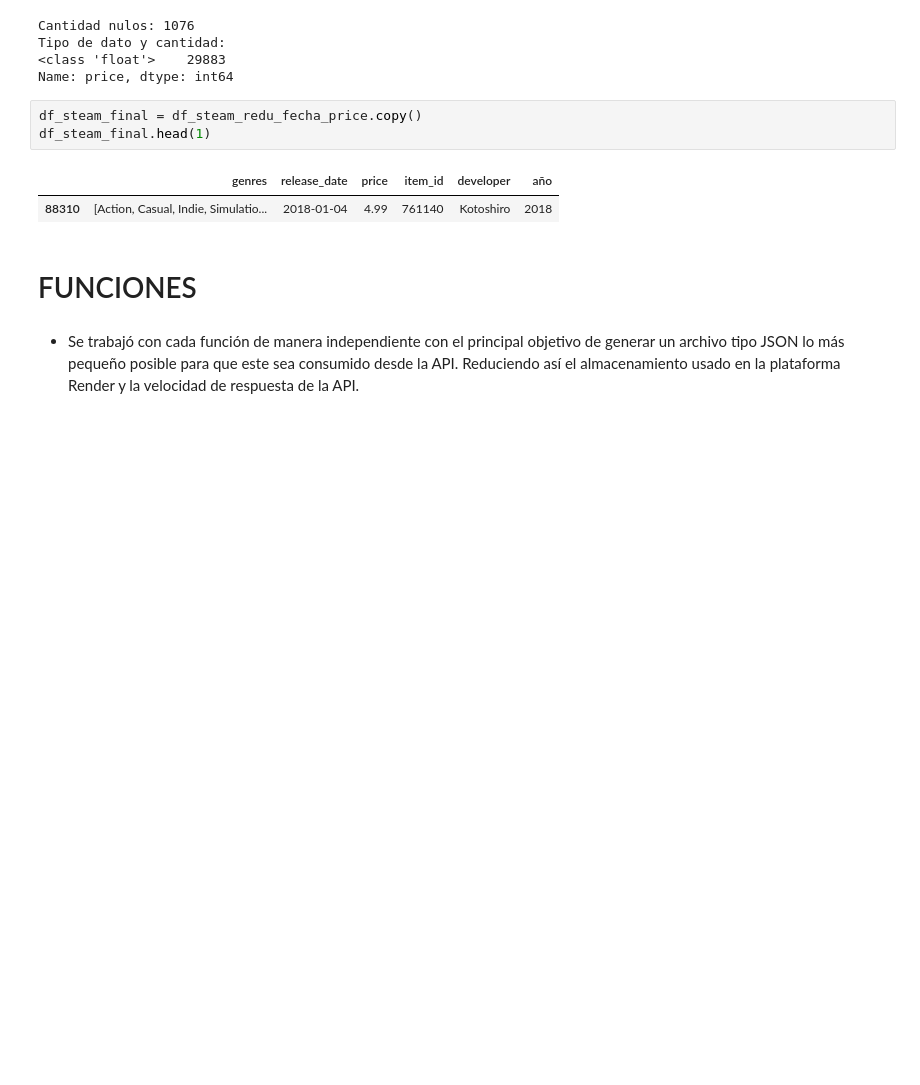
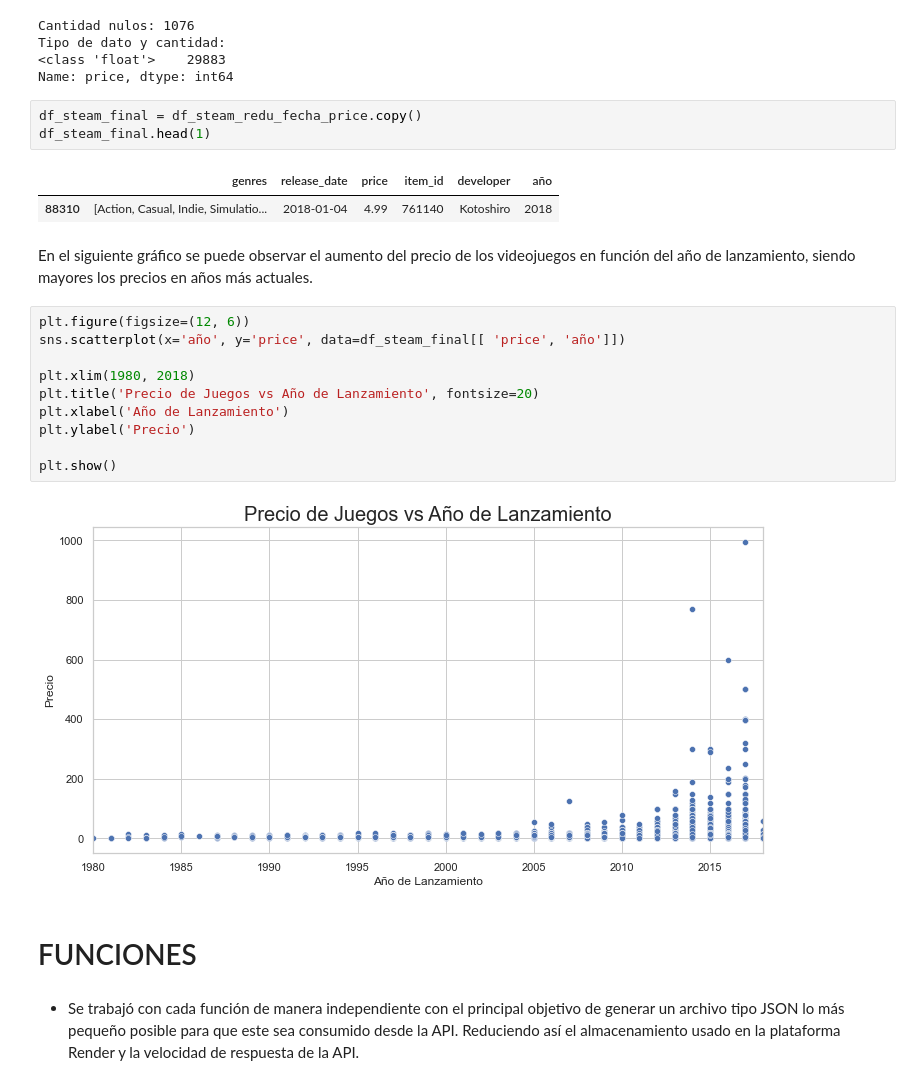
Before and after one commit to PaulaPerosio/PI_Sistema_de_Recomendacion, a Jupyter notebook: ETL-EDA.ipynb, the cells around one changed output. Drawn from its saved outputs; the diff is of its cells as text; blank space fills up the shorter version.

```diff
--- a/ETL-EDA.ipynb
+++ b/ETL-EDA.ipynb
@@ -898,6 +861,20 @@ df_steam_final.head(1)
 # %% [output]
 |  | genres | release_date | price | item_id | developer | año |
 | 88310 | [Action, Casual, Indie, Simulatio... | 2018-01-04 | 4.99 | 761140 | Kotoshiro | 2018 |
+# %% [markdown]
+En el siguiente gráfico se puede observar el aumento del precio de los videojuegos en función del año de lanzamiento, siendo mayores los precios en años más actuales.
+# %%
+plt.figure(figsize=(12, 6))
+sns.scatterplot(x='año', y='price', data=df_steam_final[[ 'price', 'año']])
+
+plt.xlim(1980, 2018)
+plt.title('Precio de Juegos vs Año de Lanzamiento', fontsize=20)
+plt.xlabel('Año de Lanzamiento')
+plt.ylabel('Precio')
+
+plt.show()
+# %% [output]
+[figure, added]
 # %% [markdown]
 # FUNCIONES
 # %% [markdown]
```
Also changed, not shown: parts of 14 cells of this notebook, 1 other file.
